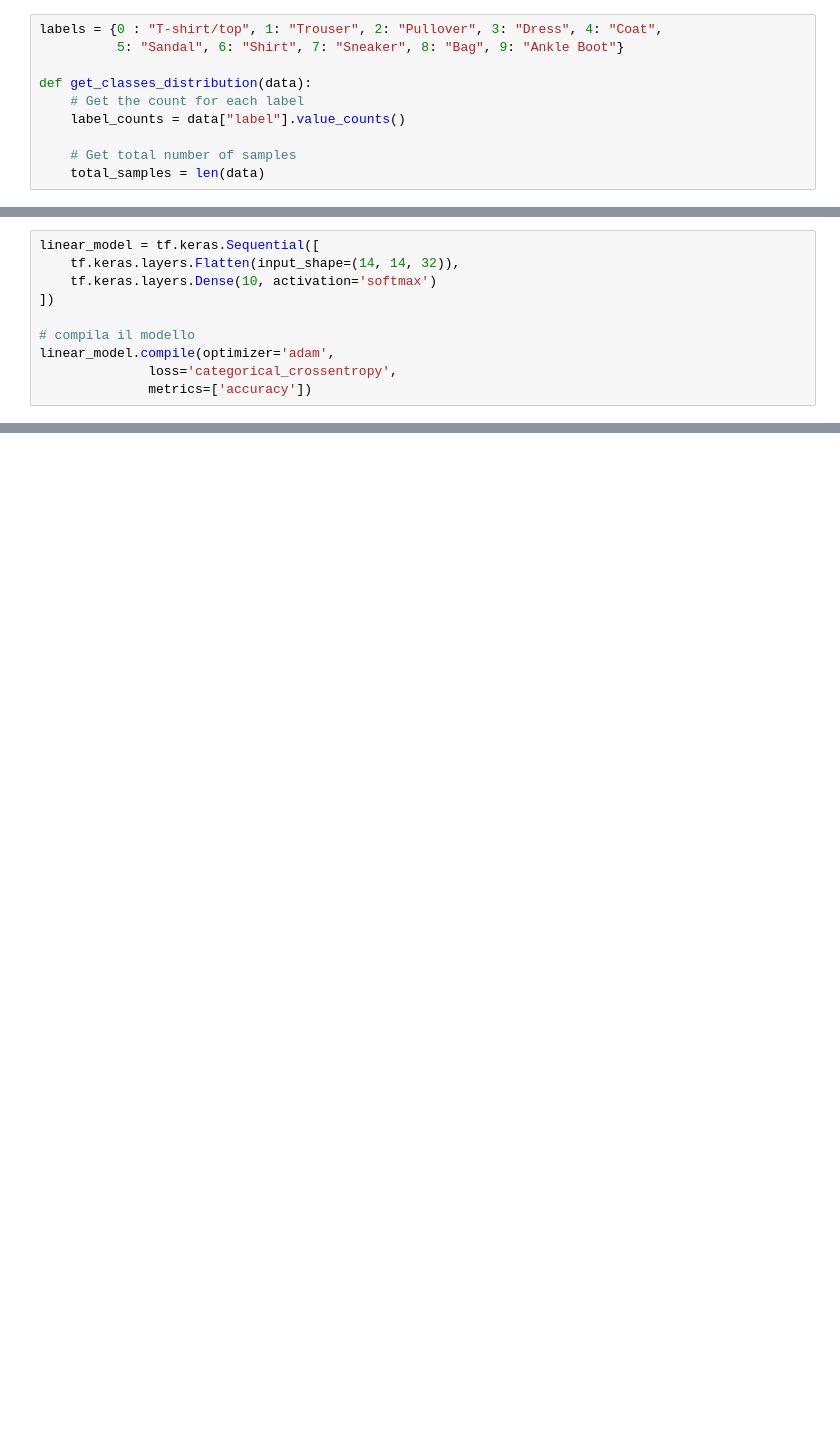
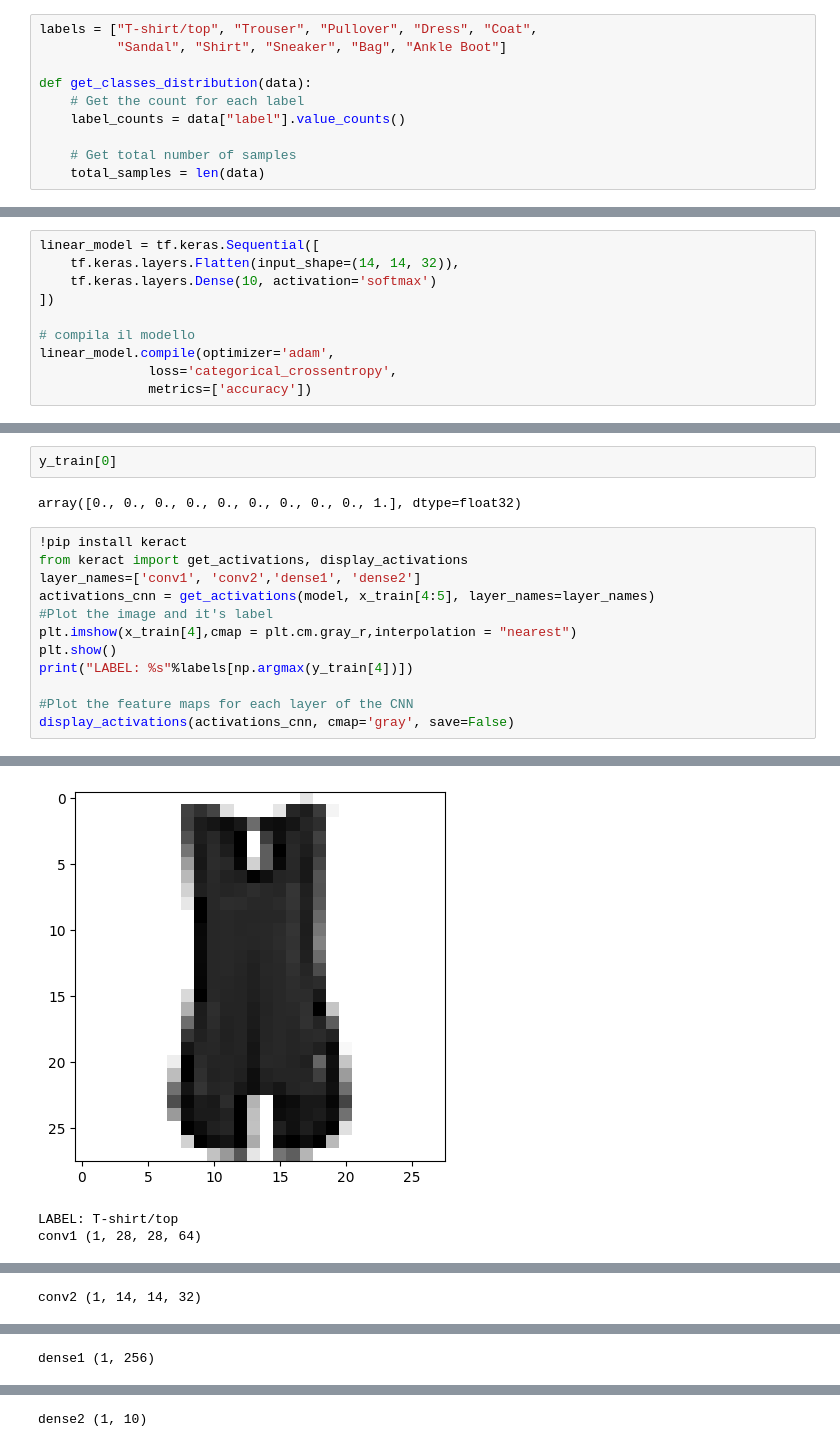
Before and after one commit to Lambru99/Fashion_MNIST_CNN, a Jupyter notebook: Definitivo1.ipynb, the cells around one changed output, grey strips where cells are left out. Drawn from its saved outputs; the diff is of its cells as text; blank space fills up the shorter version.

```diff
--- a/Definitivo1.ipynb
+++ b/Definitivo1.ipynb
@@ -38,6 +29,6 @@ Downloading data from https://storage.googleapis.com/tensorflow/tf-keras-dataset
 # %%
-labels = {0 : "T-shirt/top", 1: "Trouser", 2: "Pullover", 3: "Dress", 4: "Coat",
-          5: "Sandal", 6: "Shirt", 7: "Sneaker", 8: "Bag", 9: "Ankle Boot"}
+labels = ["T-shirt/top", "Trouser", "Pullover", "Dress", "Coat",
+          "Sandal", "Shirt", "Sneaker", "Bag", "Ankle Boot"]
 
 def get_classes_distribution(data):
     # Get the count for each label
@@ -281,0 +332,17 @@ plt.show()
+# %%
+y_train[0]
+# %% [output]
+array([0., 0., 0., 0., 0., 0., 0., 0., 0., 1.], dtype=float32)
+# %%
+!pip install keract
+from keract import get_activations, display_activations
+layer_names=['conv1', 'conv2','dense1', 'dense2']
+activations_cnn = get_activations(model, x_train[4:5], layer_names=layer_names)
+#Plot the image and it's label
+plt.imshow(x_train[4],cmap = plt.cm.gray_r,interpolation = "nearest")
+plt.show()
+print("LABEL: %s"%labels[np.argmax(y_train[4])])
+
+#Plot the feature maps for each layer of the CNN
+display_activations(activations_cnn, cmap='gray', save=False)
+# %% [output]
@@ -281,0 +351,3 @@ plt.show()
+[figure, added]
+LABEL: T-shirt/top
+conv1 (1, 28, 28, 64)
@@ -281,0 +355 @@ plt.show()
+conv2 (1, 14, 14, 32)
@@ -281,0 +357 @@ plt.show()
+dense1 (1, 256)
@@ -281,0 +359 @@ plt.show()
+dense2 (1, 10)
```
Also changed, not shown: parts of 17 cells of this notebook.
